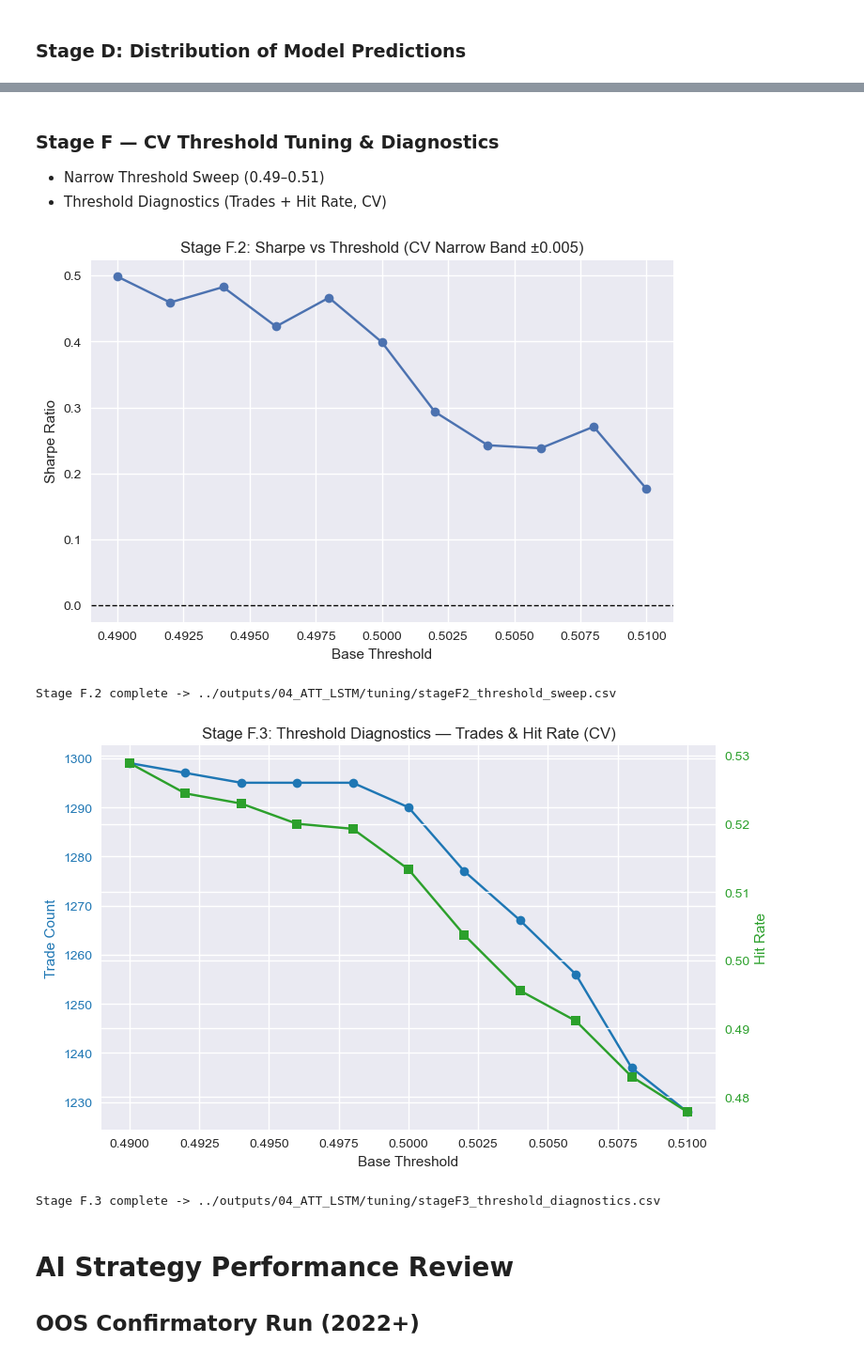
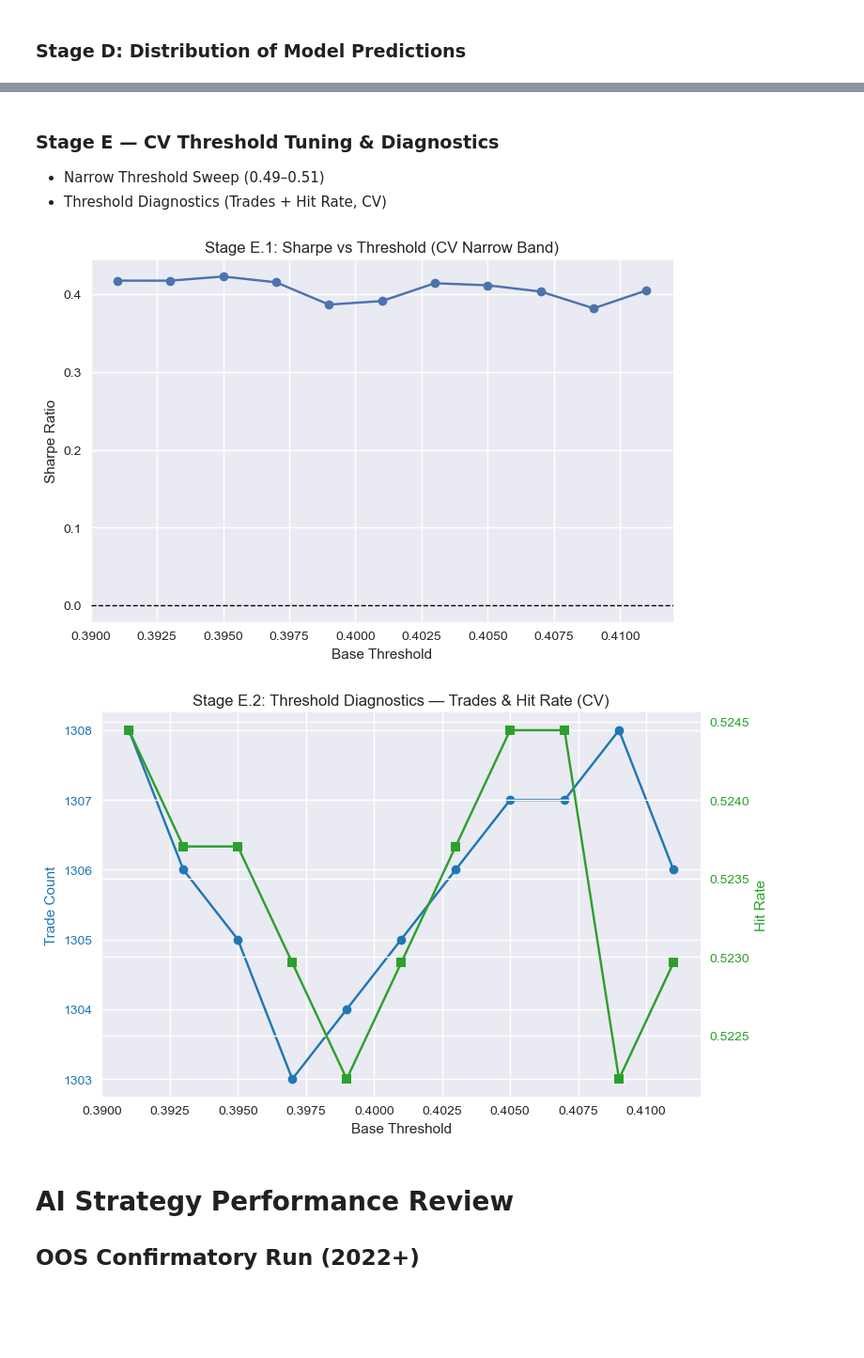
Before and after one commit to FranQuant/AI-based-Trading-Strategies, a Jupyter notebook: notebooks/4_attention_lstm.ipynb, the cells around one changed output, grey strips where cells are left out. Shown at 94% size. Drawn from its saved outputs; the diff is of its cells as text; code cells hidden in the pictures; blank space fills up the shorter version.

Commit message:
Update ATT-LSTM notebook + add OOS equity curve chart

```diff
--- a/notebooks/4_attention_lstm.ipynb
+++ b/notebooks/4_attention_lstm.ipynb
@@ -244,6 +213,10 @@ def fit_transform_regime_features_fold(df, feature_cols, train_idx, val_idx, spe
 ## Sequence builder
 # %%
 def create_sequences(X2d, y1d, seq_length=SEQ_LEN):
+    """
+    Build rolling sequences of length `seq_length`.
+    Returns X_seq, y_seq.
+    """
     Xv = X2d.values if hasattr(X2d, "values") else np.asarray(X2d)
     yv = y1d.values if hasattr(y1d, "values") else np.asarray(y1d)
     assert len(Xv) == len(yv)
@@ -789,15 +769,23 @@ STAGEC_DIR.mkdir(parents=True, exist_ok=True)
 predictions = pd.Series(preds_cv, index=idx_cv, name="p")
 pred_index  = idx_cv
 
-# Fix threshold at Stage B winner (e.g., 0.50)
-BASE_TH = 0.50
+# --- Dynamic Stage B winner ---
+try:
+    stage_b_df = pd.read_csv(TUNING_DIR / "stageB_results.csv")
+    BASE_TH = float(stage_b_df.sort_values("sharpe", ascending=False).iloc[0]["threshold"])
+    print(f"Stage C using Stage B winner: BASE_TH={BASE_TH:.2f}")
+except Exception:
+    BASE_TH = PRED_THRESHOLD
+    print(f"⚠️ Stage B results not found. Using PRED_THRESHOLD={BASE_TH:.2f}")
+
+# --- Base thresholds from Stage B ---
 base_kwargs = dict(
     long_threshold = round(BASE_TH + 0.05, 4),
     short_threshold= round(BASE_TH - 0.05, 4),
     neutral_band   = True,
 )
 
-# Grid search (without stop_trailing since it's not in BTConfig anymore)
+# Grid search
 grid = {
     "min_hold_days":    [1, 3, 5],
     "use_vol_targeting":[True],
@@ -832,5 +820,4 @@ display(df_stageC.head(10))
 
 out_csv = STAGEC_DIR / "risk_grid.csv"
 df_stageC.to_csv(out_csv, index=False)
-print(f"Stage C risk grid saved -> {out_csv}")
 # %% [output]
@@ -874,100 +888,95 @@ plt.show()
 # %% [markdown]
-### Stage F — CV Threshold Tuning & Diagnostics
+### Stage E — CV Threshold Tuning & Diagnostics
 - Narrow Threshold Sweep (0.49–0.51)
 - Threshold Diagnostics (Trades + Hit Rate, CV)
 # %%
 # ====================================================
-# Stage F.1: Narrow Threshold Sweep (0.49–0.51, CV preds only)
+# Stage E.1: Narrow Threshold Sweep (around PRED_THRESHOLD, CV preds only)
 # ====================================================
 
-# --- Force Stage F to use CV only (no OOS leakage) ---
-preds_stageF = pd.Series(preds_cv, index=idx_cv, name="p")
-pred_idx_stageF = idx_cv
+# --- Force Stage E to use CV only (no OOS leakage) ---
+preds_stageE = pd.Series(preds_cv, index=idx_cv, name="p")
+pred_idx_stageE = idx_cv
 
 # --- Prepare df_test from CV predictions ---
-df_test = df.loc[pred_idx_stageF].copy()
-df_test["p"] = preds_stageF
-preds = preds_stageF.values  # numpy array for backtest
+df_test = df.loc[pred_idx_stageE].copy()
+df_test["p"] = preds_stageE
+preds = preds_stageE.values  # numpy array for backtest
 
-# --- Define sweep range (±0.005 around 0.50) ---
-base_thresholds = np.arange(0.490, 0.5101, 0.002)
+# --- Define sweep range (±0.01 around PRED_THRESHOLD) ---
+base_thresholds = np.round(
+    np.arange(PRED_THRESHOLD - 0.01, PRED_THRESHOLD + 0.0101, 0.002),
+    3
+)
 results = []
 
 for th in base_thresholds:
-    long_th = th + 0.005
-    short_th = th - 0.005
+    long_th = min(th + 0.005, 0.99)
+    short_th = max(th - 0.005, 0.01)
     cfg = BTConfig(long_threshold=long_th, short_threshold=short_th, neutral_band=True)
 
-    _, stats = run_backtest_clean(df_test, preds, pred_idx_stageF, cfg=cfg)
+    _, stats = run_backtest_clean(df_test, preds, pred_idx_stageE, cfg=cfg)
     stats["base_threshold"] = th
     results.append(stats)
 
 # --- Collect results ---
 df_thresh = pd.DataFrame(results)
-df_thresh.to_csv("../outputs/04_ATT_LSTM/tuning/stageF2_threshold_sweep.csv", index=False)
+df_thresh.to_csv(OUTPUT_DIR/"tuning"/"stageE1_threshold_sweep.csv", index=False)
 
 # --- Plot Sharpe vs threshold ---
 plt.figure(figsize=(8,5))
 plt.plot(df_thresh["base_threshold"], df_thresh["sharpe"], marker="o")
 plt.axhline(0, color="black", linestyle="--", lw=1)
-plt.title("Stage F.2: Sharpe vs Threshold (CV Narrow Band ±0.005)")
+plt.title("Stage E.1: Sharpe vs Threshold (CV Narrow Band)")
 plt.xlabel("Base Threshold")
 plt.ylabel("Sharpe Ratio")
 plt.grid(True)
 plt.show()
 
-print("Stage F.2 complete -> ../outputs/04_ATT_LSTM/tuning/stageF2_threshold_sweep.csv")
-
-
 # =========================================================
-# Stage F.2: Threshold Diagnostics (Trades + Hit Rate, CV)
+# Stage E.2: Threshold Diagnostics (Trades + Hit Rate, CV)
 # =========================================================
 trade_counts = []
 hit_rates = []
 
 for th in base_thresholds:
     cfg = BTConfig(
-        long_threshold=th + 0.005,
-        short_threshold=th - 0.005,
+        long_threshold=min(th + 0.005, 0.99),
+        short_threshold=max(th - 0.005, 0.01),
         neutral_band=True
     )
-    _, stats = run_backtest_clean(df_test, preds, pred_idx_stageF, cfg=cfg)
+    _, stats = run_backtest_clean(df_test, preds, pred_idx_stageE, cfg=cfg)
     trade_counts.append(stats.get('turnover', 0))
     hit_rates.append(stats.get('hit_rate', np.nan))
 
 # --- Collect diagnostics ---
 diagnostics_df = pd.DataFrame({
     "threshold": base_thresholds,
     "trade_count": trade_counts,
     "hit_rate": hit_rates
 })
-
-diagnostics_df.to_csv("../outputs/04_ATT_LSTM/tuning/stageF3_threshold_diagnostics.csv", index=False)
+diagnostics_df.to_csv(OUTPUT_DIR/"tuning"/"stageE2_threshold_diagnostics.csv", index=False)
 
 # --- Plot diagnostics ---
 fig, ax1 = plt.subplots(figsize=(8,5))
-ax1.set_title("Stage F.3: Threshold Diagnostics — Trades & Hit Rate (CV)")
+ax1.set_title("Stage E.2: Threshold Diagnostics — Trades & Hit Rate (CV)")
 ax1.plot(diagnostics_df["threshold"], diagnostics_df["trade_count"],
          marker="o", color="tab:blue", label="Trade Count")
 ax1.set_xlabel("Base Threshold")
 ax1.set_ylabel("Trade Count", color="tab:blue")
 ax1.tick_params(axis="y", labelcolor="tab:blue")
 
 ax2 = ax1.twinx()
 ax2.plot(diagnostics_df["threshold"], diagnostics_df["hit_rate"],
          marker="s", color="tab:green", label="Hit Rate")
 ax2.set_ylabel("Hit Rate", color="tab:green")
 ax2.tick_params(axis="y", labelcolor="tab:green")
 
 fig.tight_layout()
 plt.show()
-
-print("Stage F.3 complete -> ../outputs/04_ATT_LSTM/tuning/stageF3_threshold_diagnostics.csv")
 # %% [output]
-[figure, old version]
+[figure, new version]
-Stage F.2 complete -> ../outputs/04_ATT_LSTM/tuning/stageF2_threshold_sweep.csv
-[figure, old version]
+[figure, new version]
-Stage F.3 complete -> ../outputs/04_ATT_LSTM/tuning/stageF3_threshold_diagnostics.csv
 # %% [markdown]
 # AI Strategy Performance Review
 ## OOS Confirmatory Run (2022+)
```
Also changed, not shown: parts of 29 cells of this notebook, 2 other files.
